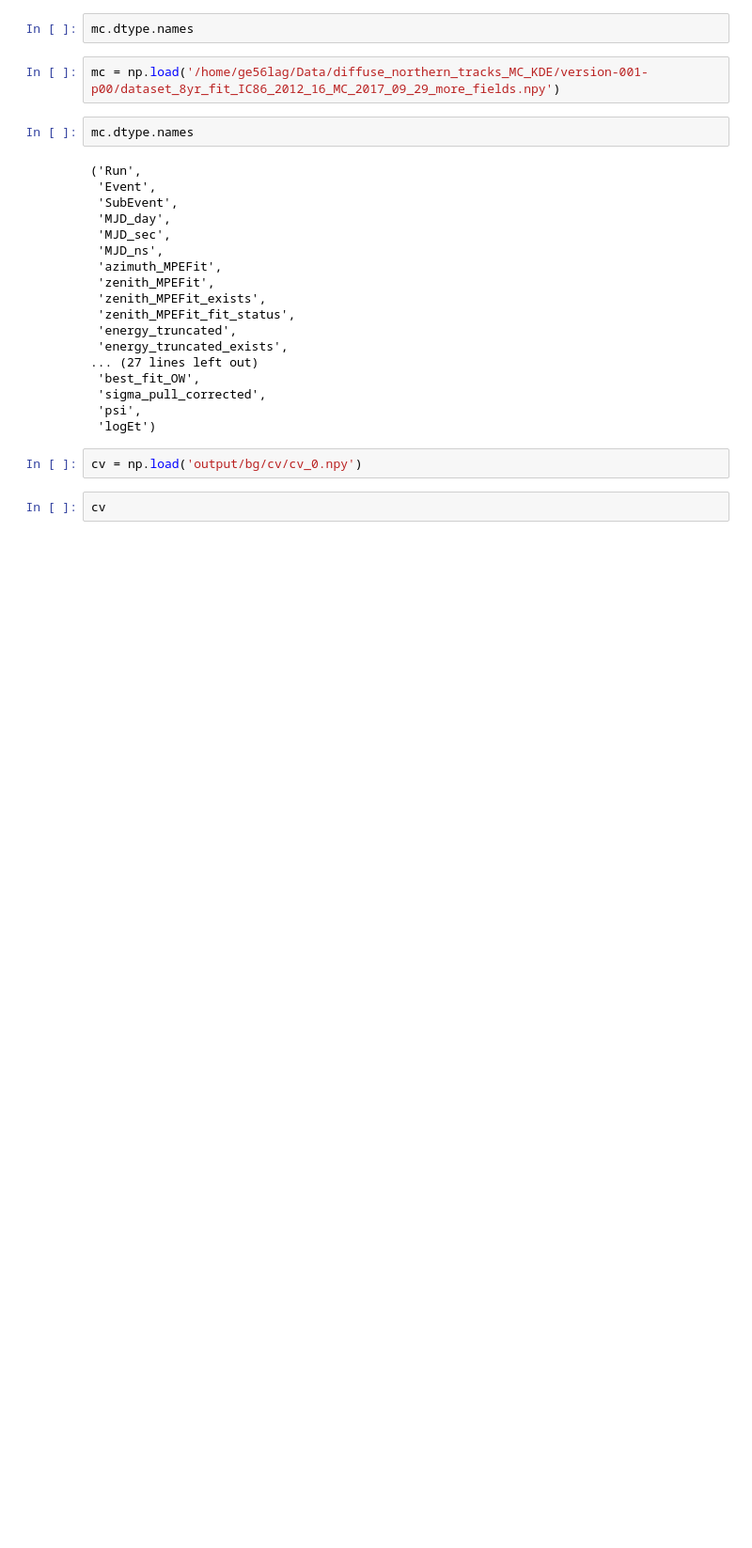
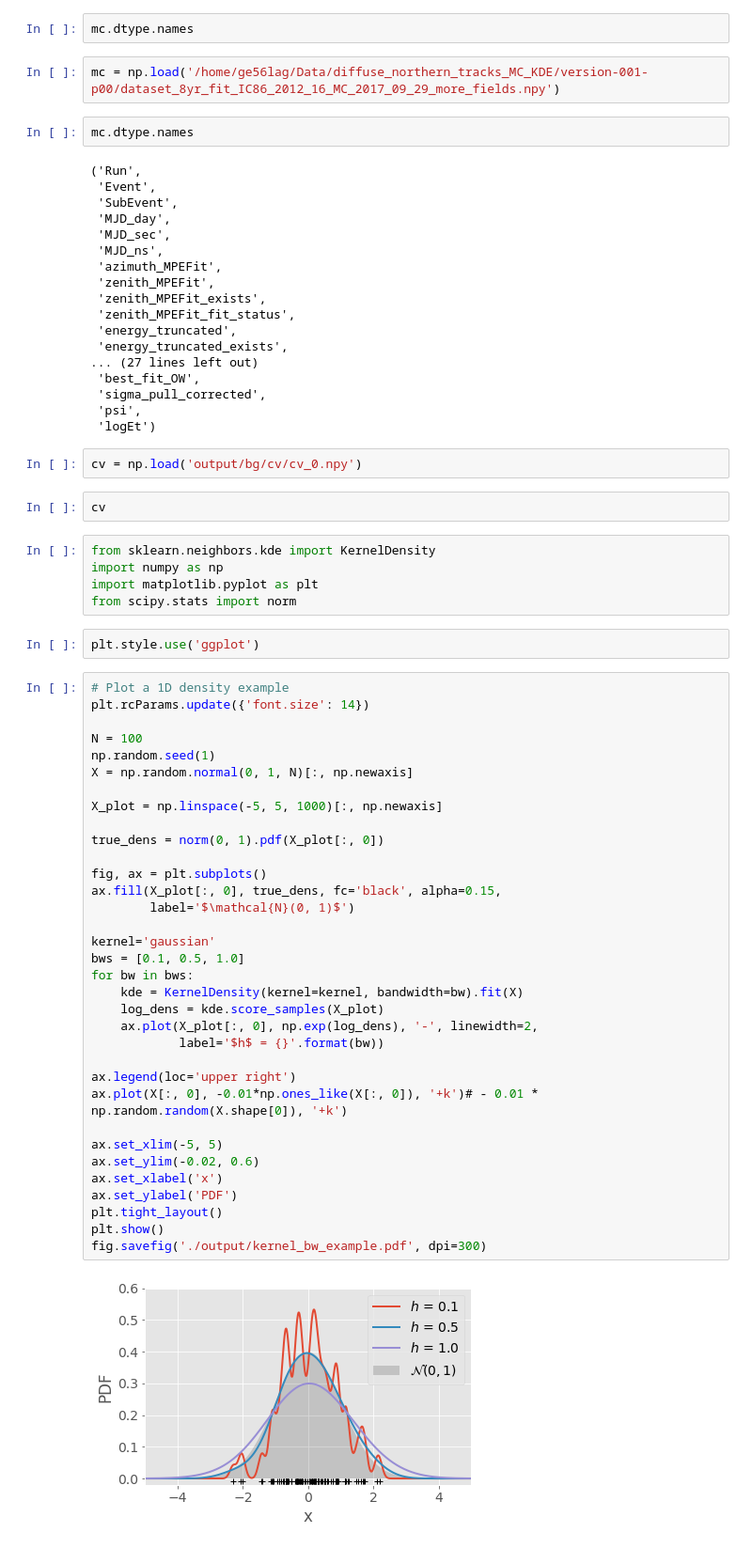
Before and after one commit to tomaskontrimas/KDE, a Jupyter notebook: Analysis.ipynb, the cells around one changed output. Shown at 94% size. Drawn from its saved outputs; the diff is of its cells as text; blank space fills up the shorter version.

```diff
--- a/Analysis.ipynb
+++ b/Analysis.ipynb
@@ -280,3 +280,46 @@ mc.dtype.names
 cv = np.load('output/bg/cv/cv_0.npy')
 # %%
 cv
+# %%
+from sklearn.neighbors.kde import KernelDensity
+import numpy as np
+import matplotlib.pyplot as plt
+from scipy.stats import norm
+# %%
+plt.style.use('ggplot')
+# %%
+# Plot a 1D density example
+plt.rcParams.update({'font.size': 14})
+
+N = 100
+np.random.seed(1)
+X = np.random.normal(0, 1, N)[:, np.newaxis]
+
+X_plot = np.linspace(-5, 5, 1000)[:, np.newaxis]
+
+true_dens = norm(0, 1).pdf(X_plot[:, 0])
+
+fig, ax = plt.subplots()
+ax.fill(X_plot[:, 0], true_dens, fc='black', alpha=0.15,
+        label='$\mathcal{N}(0, 1)$')
+
+kernel='gaussian'
+bws = [0.1, 0.5, 1.0]
+for bw in bws:
+    kde = KernelDensity(kernel=kernel, bandwidth=bw).fit(X)
+    log_dens = kde.score_samples(X_plot)
+    ax.plot(X_plot[:, 0], np.exp(log_dens), '-', linewidth=2,
+            label='$h$ = {}'.format(bw))
+
+ax.legend(loc='upper right')
+ax.plot(X[:, 0], -0.01*np.ones_like(X[:, 0]), '+k')# - 0.01 * np.random.random(X.shape[0]), '+k')
+
+ax.set_xlim(-5, 5)
+ax.set_ylim(-0.02, 0.6)
+ax.set_xlabel('x')
+ax.set_ylabel('PDF')
+plt.tight_layout()
+plt.show()
+fig.savefig('./output/kernel_bw_example.pdf', dpi=300)
+# %% [output]
+[figure, added]
```
Also changed, not shown: 4 other files.
